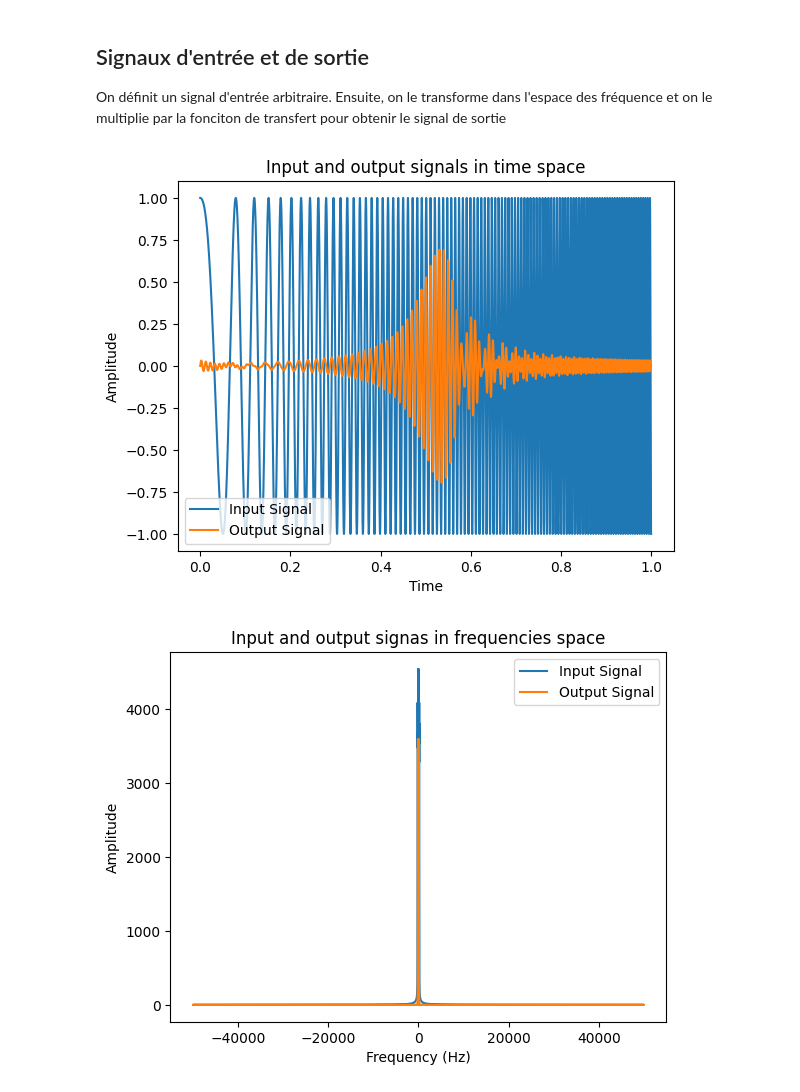
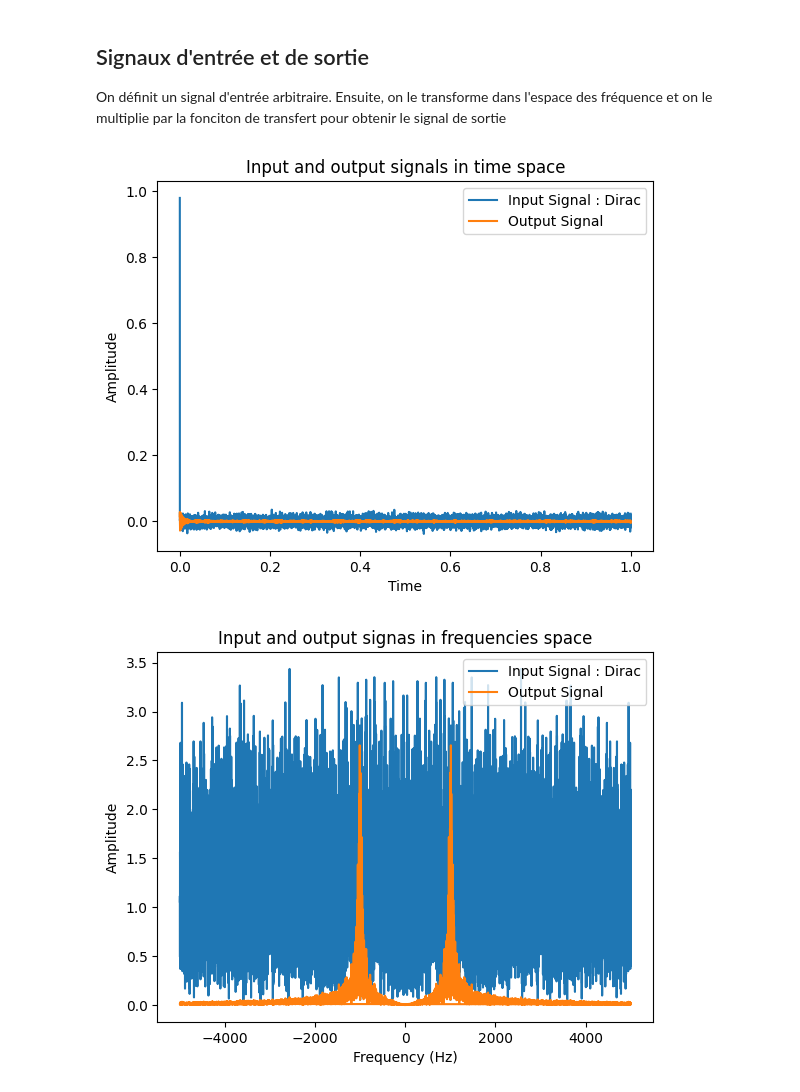
Before and after one commit to francisbpolymtl/TechExEquipe1, a Jupyter notebook: Mandat2/Simulations/plotSignals.ipynb, the cells around one changed output. Saved outputs shown, nothing was run; the diff lists cells and outputs as text; code cells hidden in the pictures.

```diff
--- a/Mandat2/Simulations/plotSignals.ipynb
+++ b/Mandat2/Simulations/plotSignals.ipynb
@@ -32,14 +32,14 @@ def transfer_function(f, f0, Q):
     x= w/w0
     return 1/(1+1.j*Q*(x-1/(x+1e-16)))
 
-N = 100000 # number of points
+N = 10000 # number of points
 
 t = np.linspace(0, 1, N, endpoint=False) # Definition of time vector
 frequencies = np.fft.fftfreq(len(t), d=t[1]-t[0]) # Definition of associated frequencies vector
 
 # Parameters of transfer function
 Q = 20
-f0 = 100
+f0 = 1000
 
 TF_values = transfer_function(frequencies, f0, Q) # Calculation of trnasfert function (TF :TransferFunction)
 transNorm = np.absolute(TF_values)
@@ -71,49 +71,78 @@ plt.show()
 ## Signaux d'entrée et de sortie
 On définit un signal d'entrée arbitraire. Ensuite, on le transforme dans l'espace des fréquence et on le multiplie par la fonciton de transfert pour obtenir le signal de sortie
 # %%
-# Generate input signal
+# MULTIPLE INPUT SIGNALS, UNCOMMENT THE LINES TO CHANGE THE SIGNAL TYPE
 
-# input_signal = np.sin(2*np.pi*30*t) # Sin pur
+# %%%%                  SIN PUR              %%%%% #
+# sinfreq =1000
+# input_signal = np.sin(2*np.pi*sinfreq*t) # Sin pur
+# type_signal=f'Sin pur (f={sinfreq})'
 
+# %%%%          COMBINAISON DE SIN          %%%%% #
 # input_signal = np.sin(2 * np.pi * 5 * t) + 0.5 * np.sin(2 * np.pi * 50 * t)  # Combinaison de sin
+# type_signal='Combinaison de sin'
 
+# %%%%               BRUIT BLANC             %%%%% #
 # input_signal = np.random.normal(0, 1, N) # White noise
+# type_signal='Bruit blanc'
 
-frequency_start = 5  # Starting frequency in Hz
-frequency_end = 200  # Ending frequency in Hz
-input_signal = chirp(t, f0=frequency_start, f1=frequency_end, t1=1, method='linear') # Chirp
+# %%%%                   DIRAC               %%%%% #
+def create_dirac_peak(length, position):
+    signal = np.zeros(length)
+    signal[position] = 1
+    return signal
+input_signal = create_dirac_peak(N, 0) # Dirac
+type_signal='Dirac'
+
+# %%%%               CHIRP                    %%%%% #
+# frequency_start = 5  # Starting frequency in Hz
+# frequency_end = 5000  # Ending frequency in Hz
+# input_signal = chirp(t, f0=frequency_start, f1=frequency_end, t1=1, method='linear') # Chirp
+# type_signal=f'Chirp({frequency_start}-{frequency_end} Hz)'
 
 # Apply the Fourier transform to the input signal
 input_signal_freq = np.fft.fft(input_signal)
 
+
+######                ADD NOISE                     ##########
+# Possible solution to problem 1: ADD  NOISE TO INPUT SIGNAL
+noise_level = 0.01
+noise = np.random.normal(scale=noise_level, size=N)
+noisy_input_signal = input_signal + noise
+
+noisy_input_signal_freq = np.fft.fft(noisy_input_signal)
+###############################################################
+
+
+
 # Apply the transfer function to the input signal in the frequency domain
-output_signal_freq = input_signal_freq * TF_values
+output_signal_freq = noisy_input_signal_freq * TF_values
 
 # Convert the output signal back to the time domain
 output_signal = np.real(np.fft.ifft(output_signal_freq))
 
 # Plot the signals in time and frequencies spaces
 # Time space
 plt.figure()
-plt.plot(t, input_signal, label='Input Signal')
+plt.plot(t, noisy_input_signal, label=f'Input Signal : {type_signal}')
 plt.plot(t, output_signal, label='Output Signal')
 plt.title('Input and output signals in time space')
 plt.xlabel('Time')
 plt.ylabel('Amplitude')
 plt.legend()
 # Frequencies space
 plt.figure()
-plt.plot(frequencies, np.absolute(input_signal_freq), label='Input Signal')
+plt.plot(frequencies, np.absolute(noisy_input_signal_freq), label=f'Input Signal : {type_signal}')
 plt.plot(frequencies, np.absolute(output_signal_freq),label='Output Signal')
 plt.title('Input and output signas in frequencies space')
 plt.xlabel('Frequency (Hz)')
 plt.ylabel('Amplitude')
 plt.legend()
 
 plt.show()
 # %% [output]
-[figure, old version]
+[figure, new version]
-[figure, old version]
+[figure, new version]
 # %% [markdown]
 ## Simulation de la fonction de transfert
 On essaie de regénérer la fonction de transfert à partir des signaux d'entrées et de sorties dans l'espace des fréquences en sachant que
```
Also changed, not shown: parts of 4 cells of this notebook.
